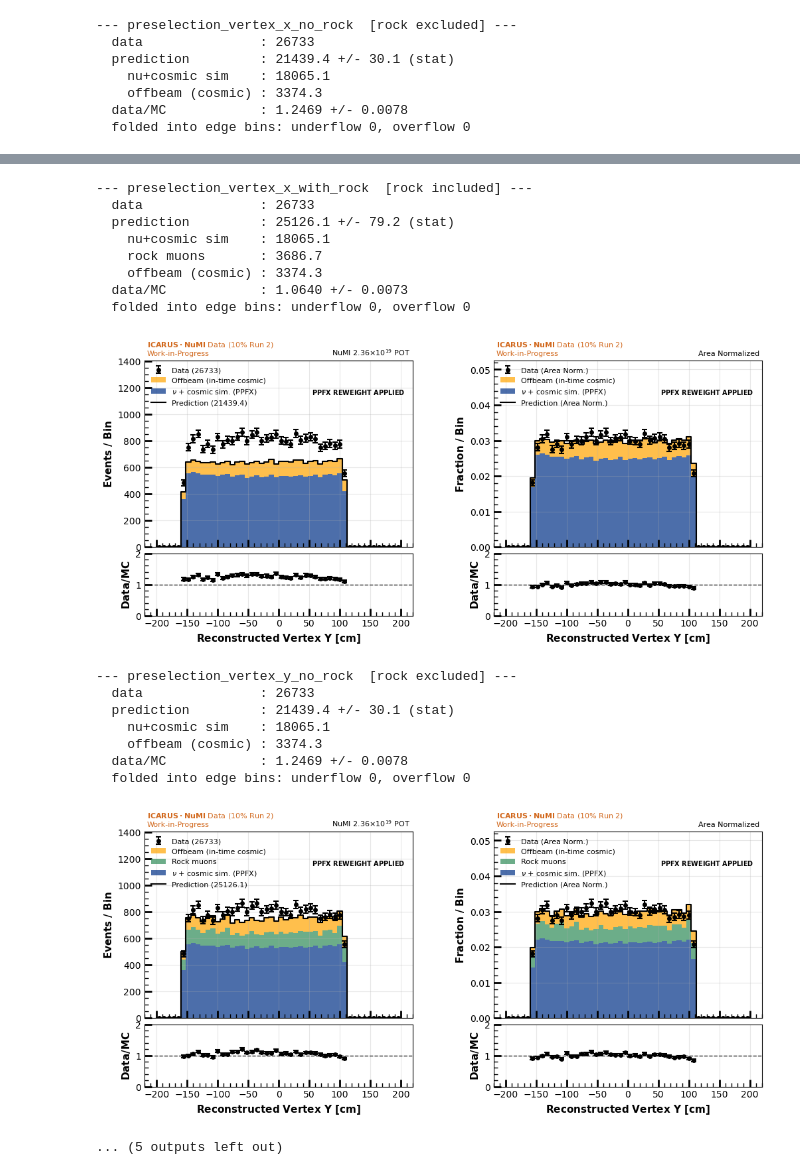
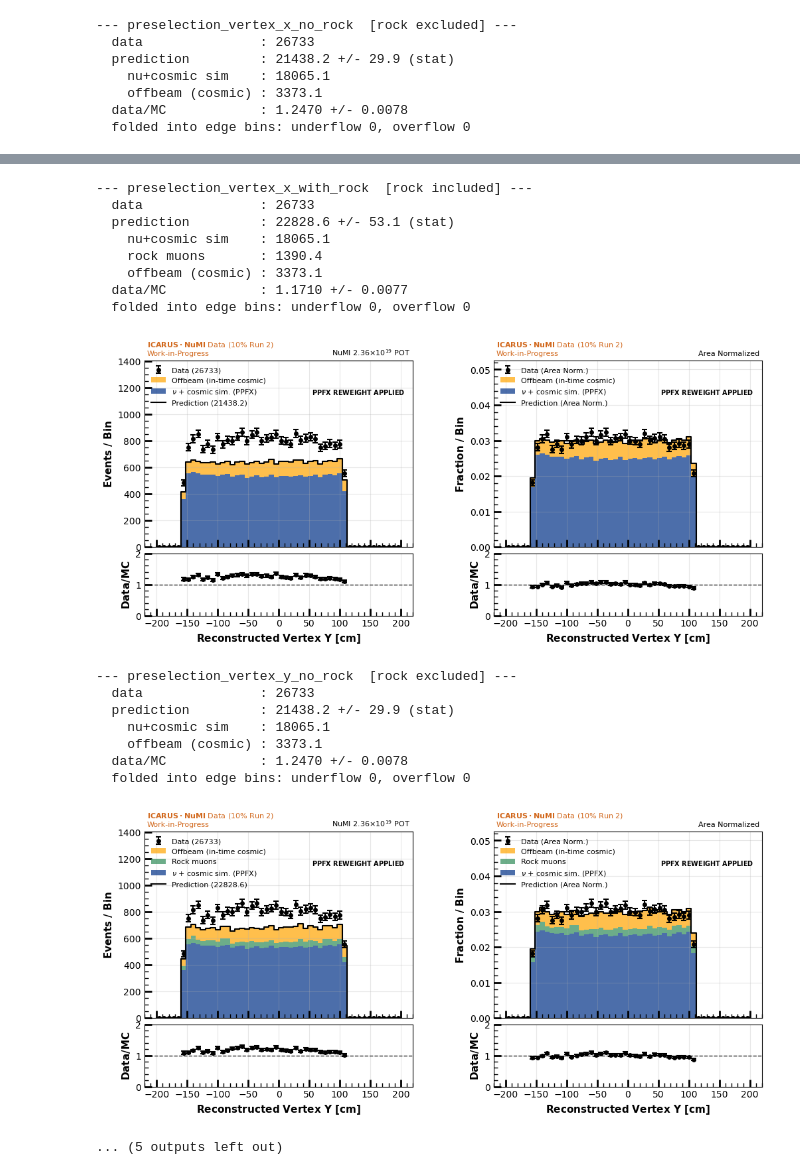
Before and after one commit to rvizarreta/ICARUS-NuMI-CC0pi-Selection, a Jupyter notebook: spineplot/myAnalysis/1muNp0pi_Nge1_uncontained/preselection/Preselection.ipynb, the cells around one changed output, grey strips where cells are left out. Drawn from its saved outputs; the diff is of its cells as text; code cells hidden in the pictures.

```diff
--- a/spineplot/myAnalysis/1muNp0pi_Nge1_uncontained/preselection/Preselection.ipynb
+++ b/spineplot/myAnalysis/1muNp0pi_Nge1_uncontained/preselection/Preselection.ipynb
@@ -859,12 +918,21 @@ Done.
 # match (0 < reco_flash_time < 9.6 us) since they are not meaningful
 # without one.
 #
-# Rock muon treatment -- Roy's approach (NuMu_CC_Inclusive_Technote,
-# Sec. 4.3/4.4), same as the trigger-time cell: the full rock sample is
-# scaled directly to the data exposure by POT ratio and shown as its own
-# stacked component, with no truth-matching-based filter applied on top.
-# Background suppression is handled by geometric/topological cuts elsewhere
-# in the selection chain, not by filtering the rock sample here.
+# Rock muon treatment: matches the trigger-time cell (v21) -- the rock
+# sample is POT-scaled to data exposure, but restricted first to rows whose
+# longest reconstructed track is angularly rock-like (Cos(theta_LTYD) =
+# longest_track start_dir_y > 0.060, the numeric valley found in the
+# "rock-vs-cosmic angular separation" cell). That cell established this is
+# necessary: the raw rock production carries a large standalone-cosmic
+# contamination (per Howard's Fig. 8 note), and neither of the two
+# truth-level cross-checks tried (n_true_nu, true_category) could isolate
+# it -- SPINE fails to truth-match rock-origin vertices to a neutrino
+# almost universally, for genuine rock muons and standalone cosmics alike,
+# since a rock interaction's true vertex is outside the TPC either way.
+# The FV-volume requirement (fiducial_cut, already built into this
+# `preselection` tree by construction) turned out to be a near no-op on
+# its own for the same geometric reason. See the angular-separation cell
+# for the full derivation of the 0.060 valley.
 #
 # Self-contained: re-imports and re-defines everything it needs.
 # ============================================================================
@@ -874,6 +942,8 @@ import numpy as np
 import matplotlib.pyplot as plt
 import matplotlib.gridspec as gridspec
 import uproot
+
+print("CELL VERSION: preselection_plots_v2_rock_angular_cut_2026-08-20")
 
 # ------------------------------------------------------------------ config --
 DATA_FILE = ("/Users/rvizarreta/Library/CloudStorage/GoogleDrive-rvizarreta14@gmail.com/"
@@ -1007,6 +1077,38 @@ for col in ("true_pdg", "true_neutrino_energy"):
     if col not in mc.columns:
         raise KeyError(f"'{col}' not found in events/{MC_SAMPLE}/{TREE}; "
                        f"columns = {list(mc.columns)}")
+
+# ------------------------------------ rock: angular (rock-vs-cosmic) cut ---
+# Same fix as the trigger-time cell (v21): the full, unfiltered rock/
+# preselection sample includes a large standalone-cosmic contamination
+# riding along in the rock production (confirmed via the "rock-vs-cosmic
+# angular separation" cell -- a clean bimodal Cos(theta_LTYD) distribution,
+# numeric valley at 0.060). Unlike the trigger-time cell, no event-level
+# join/idxmax logic is needed here: `preselection` is already one row per
+# reconstructed interaction, so `reco_longest_track_start_dir_{x,y,z}` on
+# THIS row is already the direction of THIS row's own longest track --
+# the same row whose vertex_x/y/z/flash_time is what gets plotted below.
+# A direct per-row mask is therefore exact, not an approximation the way
+# the trigger-time cell's event-level "pick one interaction" logic was.
+ROCK_ANGULAR_VALLEY = 0.060
+_vx = rock["reco_longest_track_start_dir_x"].values
+_vy = rock["reco_longest_track_start_dir_y"].values
+_vz = rock["reco_longest_track_start_dir_z"].values
+_norm = np.sqrt(_vx**2 + _vy**2 + _vz**2)
+_valid_dir = np.isfinite(_norm) & (_norm > 0)
+_cos_theta_y = np.full(len(rock), np.nan)
+_cos_theta_y[_valid_dir] = _vy[_valid_dir] / _norm[_valid_dir]
+_is_rocklike = _valid_dir & (_cos_theta_y > ROCK_ANGULAR_VALLEY)
+
+n_rock_before = len(rock)
+rock = rock[_is_rocklike].reset_index(drop=True)
+print(f"\nRestricting rock/{TREE} to angularly rock-like interactions "
+      f"(longest_track Cos(theta_LTYD) > {ROCK_ANGULAR_VALLEY}, the numeric "
+      f"valley from the angular-separation cell):")
+print(f"  rock/{TREE} rows before angular cut : {n_rock_before}")
+print(f"  rock/{TREE} rows after angular cut  : {len(rock)}  "
+      f"({len(rock)/n_rock_before:.1%} kept, {1 - len(rock)/n_rock_before:.1%} removed "
+      f"as cosmic-like or lacking a valid longest-track direction)")
 
 # --------------------------------------------------------- PPFX weighting ---
 def compute_ppfx(df):
@@ -1273,8 +1380,8 @@ Mean PPFX weight (nominal, whole tree): 0.9984
 [figure]
 --- preselection_vertex_x_no_rock  [rock excluded] ---
   data               : 26733
-  prediction         : 21439.4 +/- 30.1 (stat)
+  prediction         : 21438.2 +/- 29.9 (stat)
     nu+cosmic sim    : 18065.1
-    offbeam (cosmic) : 3374.3
-  data/MC            : 1.2469 +/- 0.0078
+    offbeam (cosmic) : 3373.1
+  data/MC            : 1.2470 +/- 0.0078
   folded into edge bins: underflow 0, overflow 0
@@ -1282,18 +1389,18 @@ Mean PPFX weight (nominal, whole tree): 0.9984
 --- preselection_vertex_x_with_rock  [rock included] ---
   data               : 26733
-  prediction         : 25126.1 +/- 79.2 (stat)
+  prediction         : 22828.6 +/- 53.1 (stat)
     nu+cosmic sim    : 18065.1
-    rock muons       : 3686.7
-    offbeam (cosmic) : 3374.3
-  data/MC            : 1.0640 +/- 0.0073
+    rock muons       : 1390.4
+    offbeam (cosmic) : 3373.1
+  data/MC            : 1.1710 +/- 0.0077
   folded into edge bins: underflow 0, overflow 0
 [figure]
 --- preselection_vertex_y_no_rock  [rock excluded] ---
   data               : 26733
-  prediction         : 21439.4 +/- 30.1 (stat)
+  prediction         : 21438.2 +/- 29.9 (stat)
     nu+cosmic sim    : 18065.1
-    offbeam (cosmic) : 3374.3
-  data/MC            : 1.2469 +/- 0.0078
+    offbeam (cosmic) : 3373.1
+  data/MC            : 1.2470 +/- 0.0078
   folded into edge bins: underflow 0, overflow 0
-[figure, old version]
+[figure, new version]
 ... (5 outputs left out)
```
Also changed, not shown: parts of 3 cells of this notebook, 1 other file.
